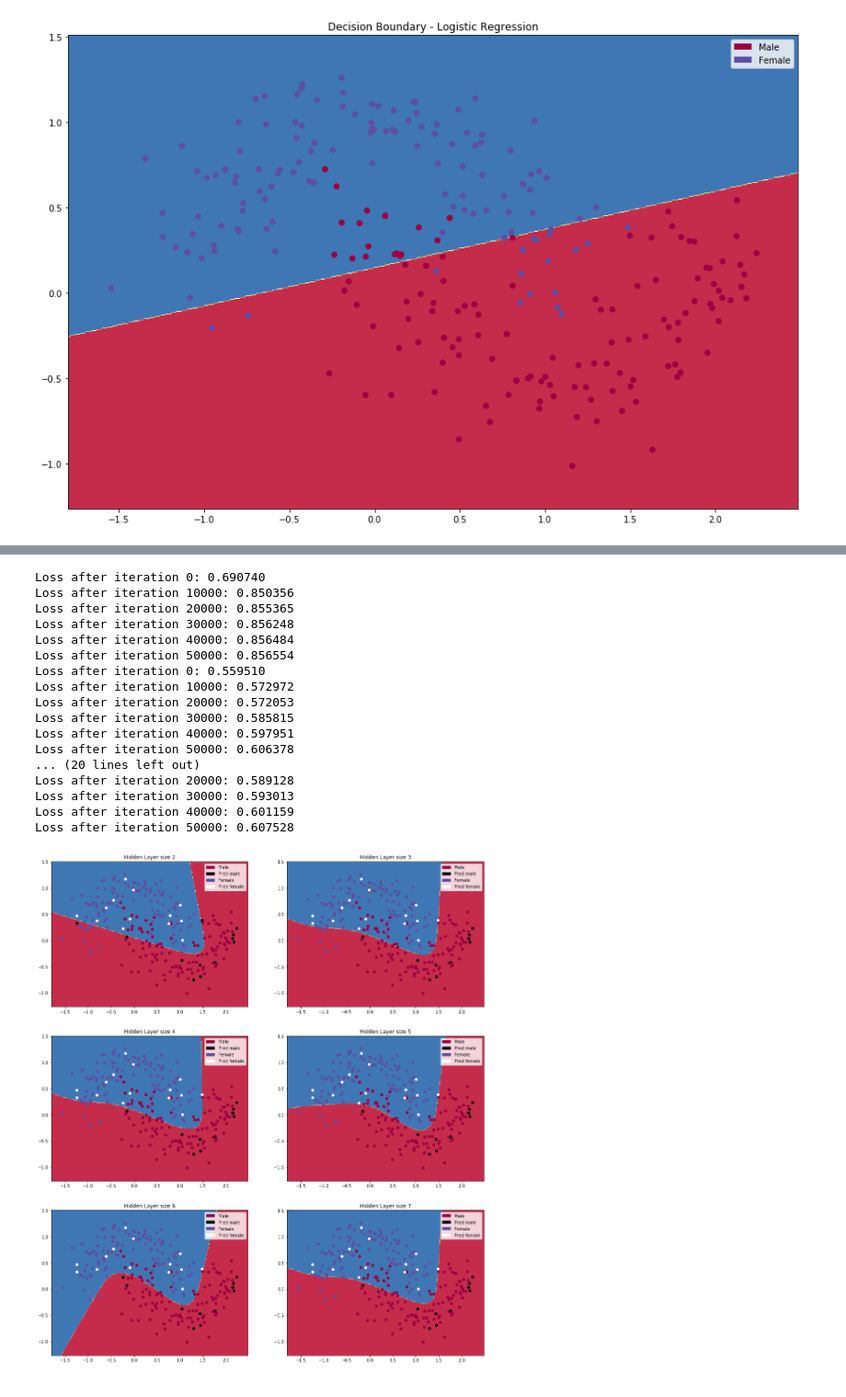
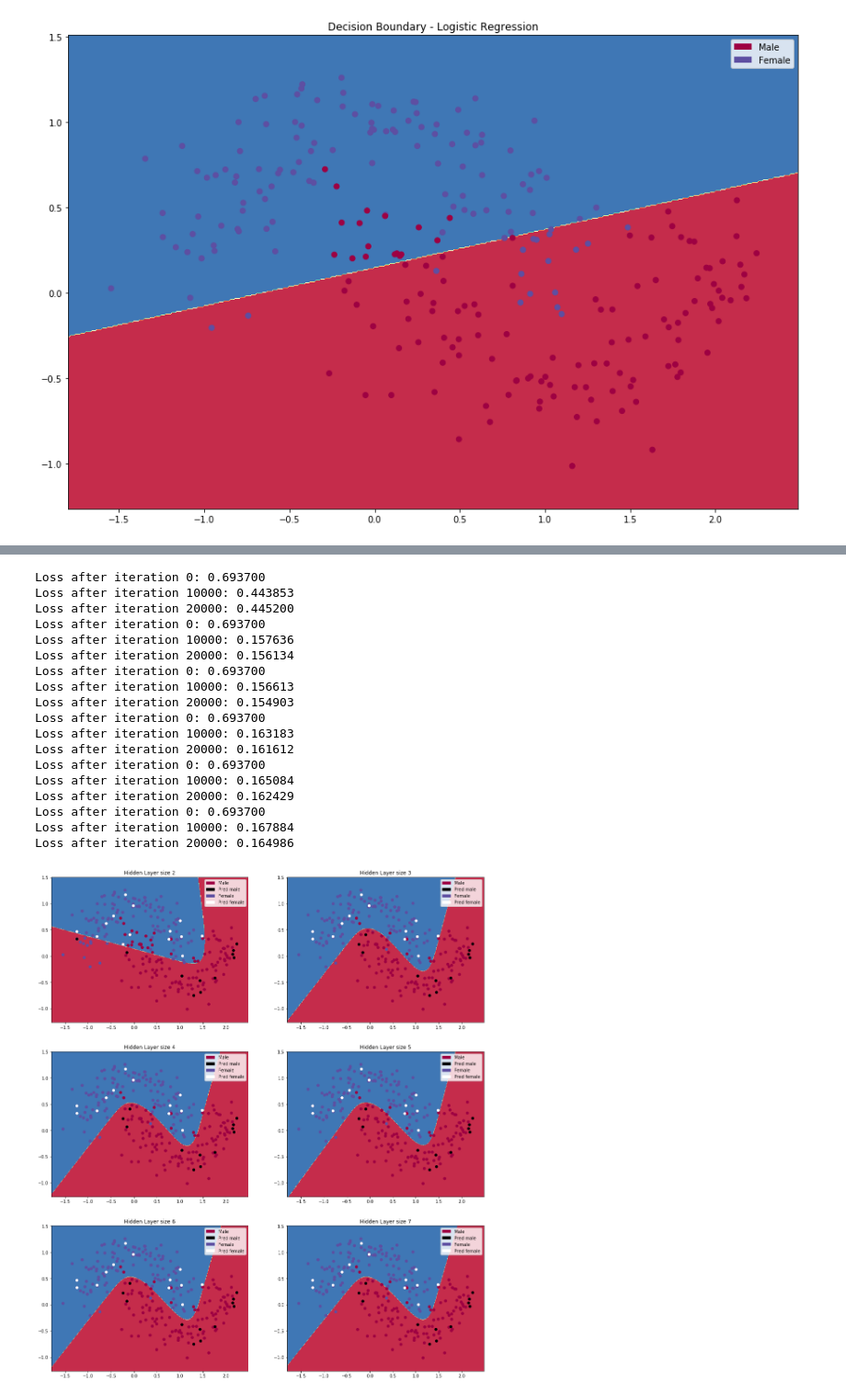
Before and after one commit to FD253/wildml, a Jupyter notebook: nn-from-scratch.ipynb, the cells around one changed output, grey strips where cells are left out. Shown at 92% size. Drawn from its saved outputs; the diff is of its cells as text; code cells hidden in the pictures.

Commit message:
Add LR (step) decay

```diff
--- a/nn-from-scratch.ipynb
+++ b/nn-from-scratch.ipynb
@@ -98,7 +98,7 @@ X_train, X_test, y_train, y_test = train_test_split(X, y, test_size=0.1)
 input_size = 2 # input layer dimensionality -> position in the plane
 output_size = 2 # output layer dimensionality -> male/female
 
-def make_model(X, y, epochs, hidden_size, batch_size=None, print_loss=None, lr=0.02, reg=0.01):
+def make_model(X, y, epochs, hidden_size, decay=None, batch_size=None, print_loss=None, lr=0.02, reg=0.01):
 
     def get_mini_batch(X, y, n_train, batch_size):
         mask = np.random.choice(a=n_train, size=batch_size, replace=False)
@@ -110,9 +110,9 @@ def make_model(X, y, epochs, hidden_size, batch_size=None, print_loss=None, lr=0
         N = len(X) # training set size
 
     model = {}
-    model['W1'] = np.random.randn(input_size, hidden_size) / np.sqrt(input_size)
+    model['W1'] = 1e-4 * np.random.randn(input_size, hidden_size)
     model['b1'] = np.zeros((1, hidden_size))
-    model['W2'] = np.random.randn(hidden_size, output_size) / np.sqrt(hidden_size)
+    model['W2'] = 1e-4 * np.random.randn(hidden_size, output_size)
     model['b2'] = np.zeros((1, output_size))
 
     for i in range(epochs):
@@ -135,6 +135,13 @@ def make_model(X, y, epochs, hidden_size, batch_size=None, print_loss=None, lr=0
         dW2 += reg * model['W2']
         dW1 += reg * model['W1']
 
+        # LR decay
+        if decay is not None:
+            ratio, iterations = decay
+            if i % iterations == 0:
+                if 0 < ratio < 1:
+                    lr -= lr * ratio
+
         # Gradient descent parameter update
         model['W1'] += -lr * dW1
         model['b1'] += -lr * db1
@@ -147,5 +154,5 @@ def make_model(X, y, epochs, hidden_size, batch_size=None, print_loss=None, lr=0
           print("Loss after iteration %i: %f" %(i, calc_loss(model, X_train, y_train, reg=reg)))
     return model
 # %%
-model = make_model(X_train, y_train, batch_size=16, print_loss=5000, epochs=25001, hidden_size=3)
+model = make_model(X_train, y_train, batch_size=16, lr=0.1, decay=(0.01, 100), print_loss=5000, epochs=55001, hidden_size=11)
 # %% [output]
@@ -168,32 +181,33 @@ show_legend()
 # %%
 plt.figure(figsize=(18, 36))
 hidden_sizes = [2, 3, 4, 5, 6, 7]
 
 for i, hidden_size in enumerate(hidden_sizes):
     plt.subplot(5, 2, i+1)
     plt.title('Hidden Layer size %d' % hidden_size)
-    model = make_model(X_train, y_train, 50001, hidden_sizes[i], batch_size=16, print_loss=10000, lr=0.01)
+    model = make_model(X_train, y_train, 20001, hidden_sizes[i], lr=0.02, decay=(0.05, 10000), batch_size=32, print_loss=10000)
     predictions = predict(model, X_test)
     plot_decision_boundary(lambda x: predict(model, x))
     plt.scatter(X_test[:,0], X_test[:,1], s=30, c=predictions, cmap=plt.cm.binary)
     show_legend()
 plt.show()
 # %% [output]
-Loss after iteration 0: 0.690740
-Loss after iteration 10000: 0.850356
-Loss after iteration 20000: 0.855365
-Loss after iteration 30000: 0.856248
-Loss after iteration 40000: 0.856484
-Loss after iteration 50000: 0.856554
-Loss after iteration 0: 0.559510
-Loss after iteration 10000: 0.572972
-Loss after iteration 20000: 0.572053
-Loss after iteration 30000: 0.585815
-Loss after iteration 40000: 0.597951
-Loss after iteration 50000: 0.606378
-... (20 lines left out)
-Loss after iteration 20000: 0.589128
-Loss after iteration 30000: 0.593013
-Loss after iteration 40000: 0.601159
-Loss after iteration 50000: 0.607528
+Loss after iteration 0: 0.693700
+Loss after iteration 10000: 0.443853
+Loss after iteration 20000: 0.445200
+Loss after iteration 0: 0.693700
+Loss after iteration 10000: 0.157636
+Loss after iteration 20000: 0.156134
+Loss after iteration 0: 0.693700
+Loss after iteration 10000: 0.156613
+Loss after iteration 20000: 0.154903
+Loss after iteration 0: 0.693700
+Loss after iteration 10000: 0.163183
+Loss after iteration 20000: 0.161612
+Loss after iteration 0: 0.693700
+Loss after iteration 10000: 0.165084
+Loss after iteration 20000: 0.162429
+Loss after iteration 0: 0.693700
+Loss after iteration 10000: 0.167884
+Loss after iteration 20000: 0.164986
-[figure, old version]
+[figure, new version]
```
Also changed, not shown: parts of 2 cells of this notebook.
